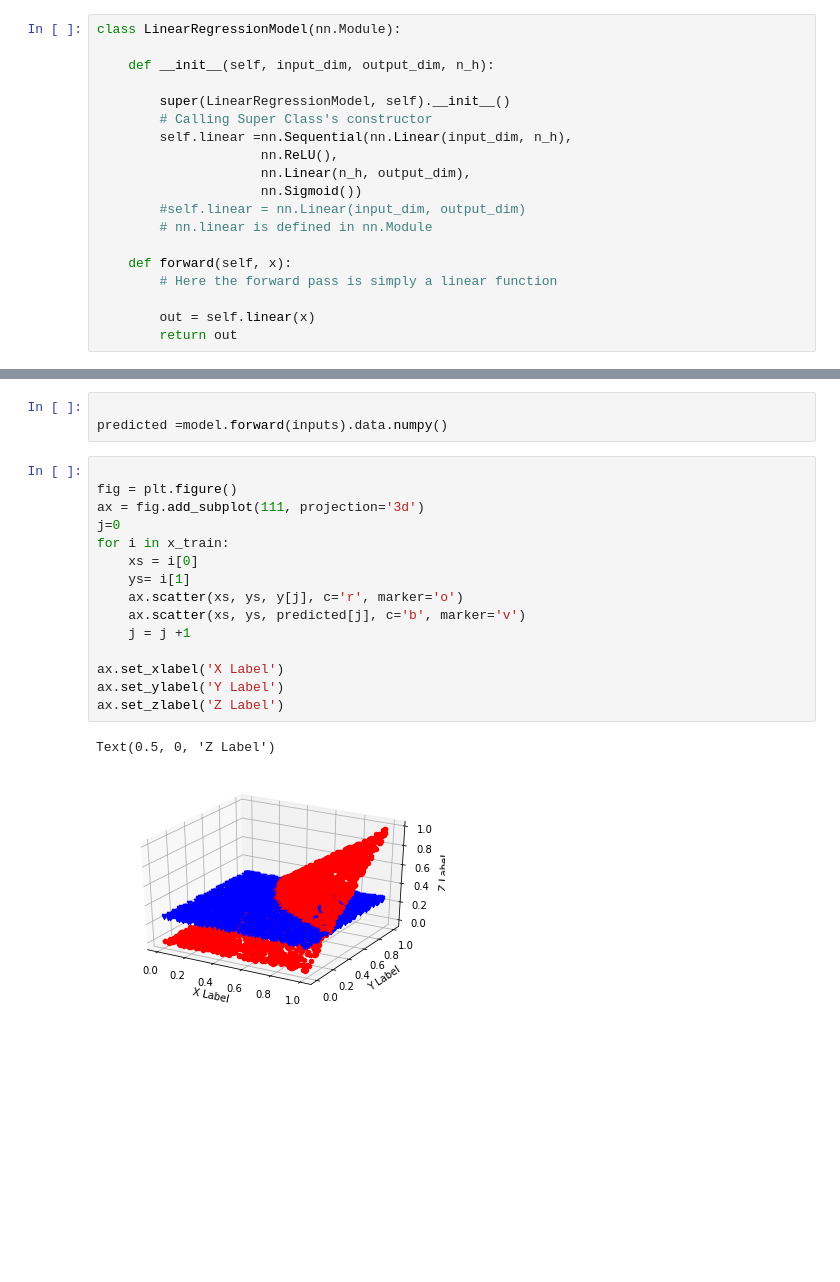
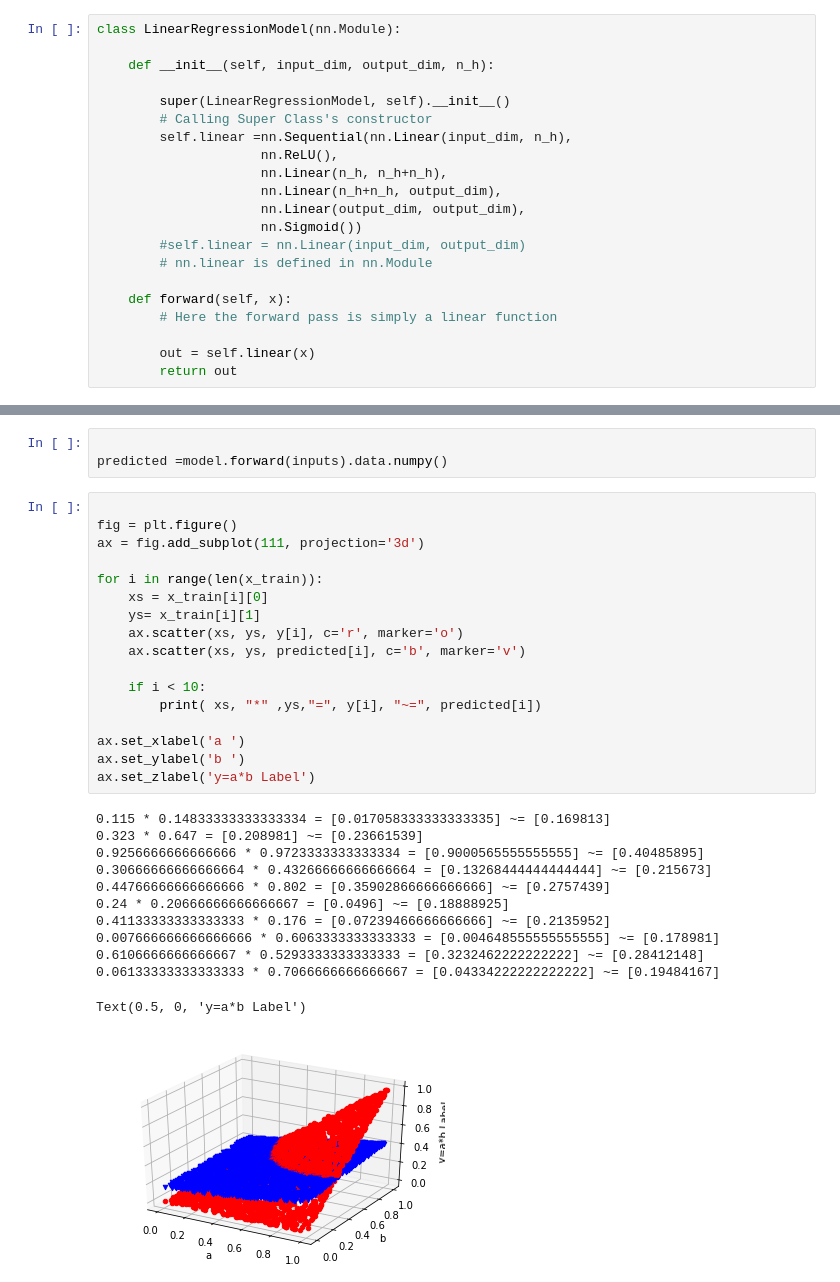
Before and after one commit to bala-mu/scratchpad-ml, a Jupyter notebook: jupyter/pytorch/linear_reg_for_multiplication_pytorch.ipynb, the cells around one changed output, grey strips where cells are left out. Cells and saved outputs as stored; diff of their text form; blank space fills up the shorter version.

```diff
--- a/jupyter/pytorch/linear_reg_for_multiplication_pytorch.ipynb
+++ b/jupyter/pytorch/linear_reg_for_multiplication_pytorch.ipynb
@@ -67,7 +67,9 @@ class LinearRegressionModel(nn.Module):
         # Calling Super Class's constructor
         self.linear =nn.Sequential(nn.Linear(input_dim, n_h),
                      nn.ReLU(),
-                     nn.Linear(n_h, output_dim),
+                     nn.Linear(n_h, n_h+n_h),
+                     nn.Linear(n_h+n_h, output_dim),
+                     nn.Linear(output_dim, output_dim),
                      nn.Sigmoid())
         #self.linear = nn.Linear(input_dim, output_dim)
         # nn.linear is defined in nn.Module
@@ -138,21 +145,33 @@ predicted =model.forward(inputs).data.numpy()
 # %%
 
 fig = plt.figure()
 ax = fig.add_subplot(111, projection='3d')
-j=0
-for i in x_train:
-    xs = i[0]
-    ys= i[1]
-    ax.scatter(xs, ys, y[j], c='r', marker='o')
-    ax.scatter(xs, ys, predicted[j], c='b', marker='v')
-    j = j +1
 
-ax.set_xlabel('X Label')
-ax.set_ylabel('Y Label')
-ax.set_zlabel('Z Label')
+for i in range(len(x_train)):
+    xs = x_train[i][0]
+    ys= x_train[i][1]
+    ax.scatter(xs, ys, y[i], c='r', marker='o')
+    ax.scatter(xs, ys, predicted[i], c='b', marker='v')
+
+    if i < 10:
+        print( xs, "*" ,ys,"=", y[i], "~=", predicted[i])
+
+ax.set_xlabel('a ')
+ax.set_ylabel('b ')
+ax.set_zlabel('y=a*b Label')
 # %% [output]
-Text(0.5, 0, 'Z Label')
+0.115 * 0.14833333333333334 = [0.017058333333333335] ~= [0.169813]
+0.323 * 0.647 = [0.208981] ~= [0.23661539]
+0.9256666666666666 * 0.9723333333333334 = [0.9000565555555555] ~= [0.40485895]
+0.30666666666666664 * 0.43266666666666664 = [0.13268444444444444] ~= [0.215673]
+0.44766666666666666 * 0.802 = [0.35902866666666666] ~= [0.2757439]
+0.24 * 0.20666666666666667 = [0.0496] ~= [0.18888925]
+0.41133333333333333 * 0.176 = [0.07239466666666666] ~= [0.2135952]
+0.007666666666666666 * 0.6063333333333333 = [0.004648555555555555] ~= [0.178981]
+0.6106666666666667 * 0.5293333333333333 = [0.3232462222222222] ~= [0.28412148]
+0.06133333333333333 * 0.7066666666666667 = [0.04334222222222222] ~= [0.19484167]
+Text(0.5, 0, 'y=a*b Label')
-[figure, old version]
+[figure, new version]
 # %%
 import numpy as np
 import matplotlib.pyplot as plt
```
Also changed, not shown: parts of 9 cells of this notebook.
